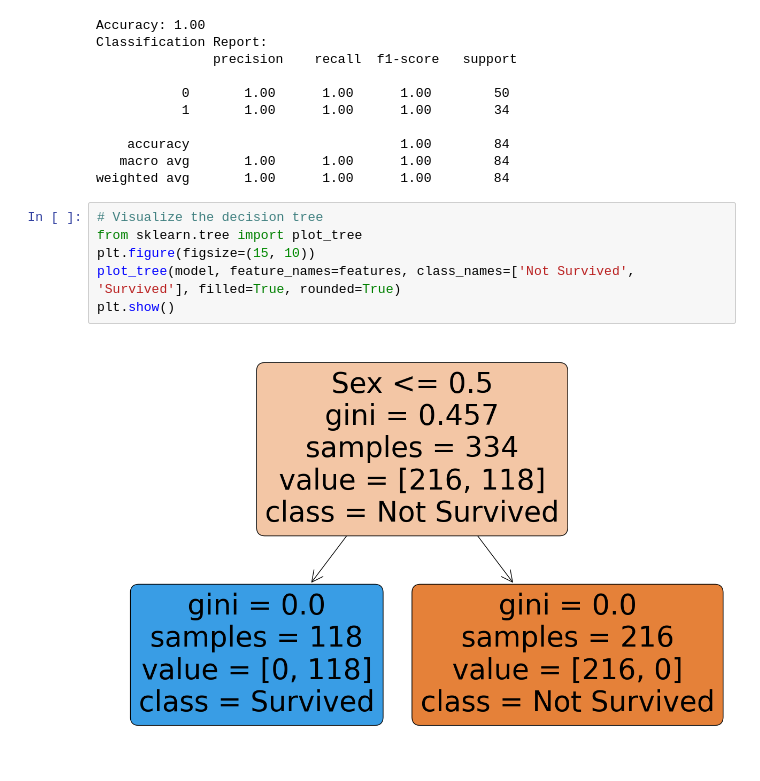
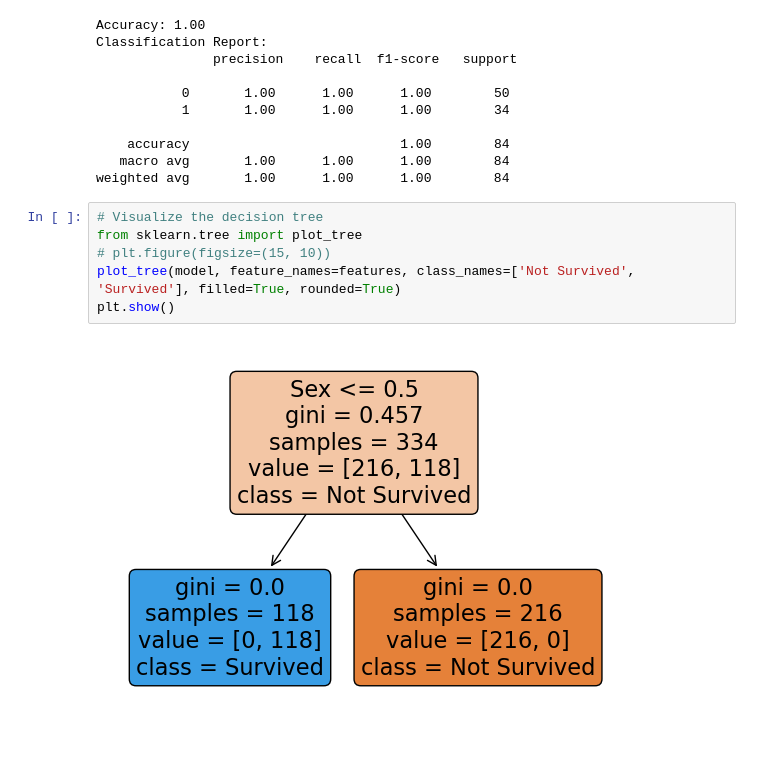
Before and after one commit to samiahmed19/CodSoft, a Jupyter notebook: titanic.ipynb, the cells around one changed output. Cells and saved outputs as stored; diff of their text form.

```diff
--- a/titanic.ipynb
+++ b/titanic.ipynb
@@ -101,8 +79,8 @@ weighted avg       1.00      1.00      1.00        84
 # %%
 # Visualize the decision tree
 from sklearn.tree import plot_tree
-plt.figure(figsize=(15, 10))
+# plt.figure(figsize=(15, 10))
 plot_tree(model, feature_names=features, class_names=['Not Survived', 'Survived'], filled=True, rounded=True)
 plt.show()
 # %% [output]
-[figure, old version]
+[figure, new version]
```
Also changed, not shown: parts of 1 cell of this notebook.
